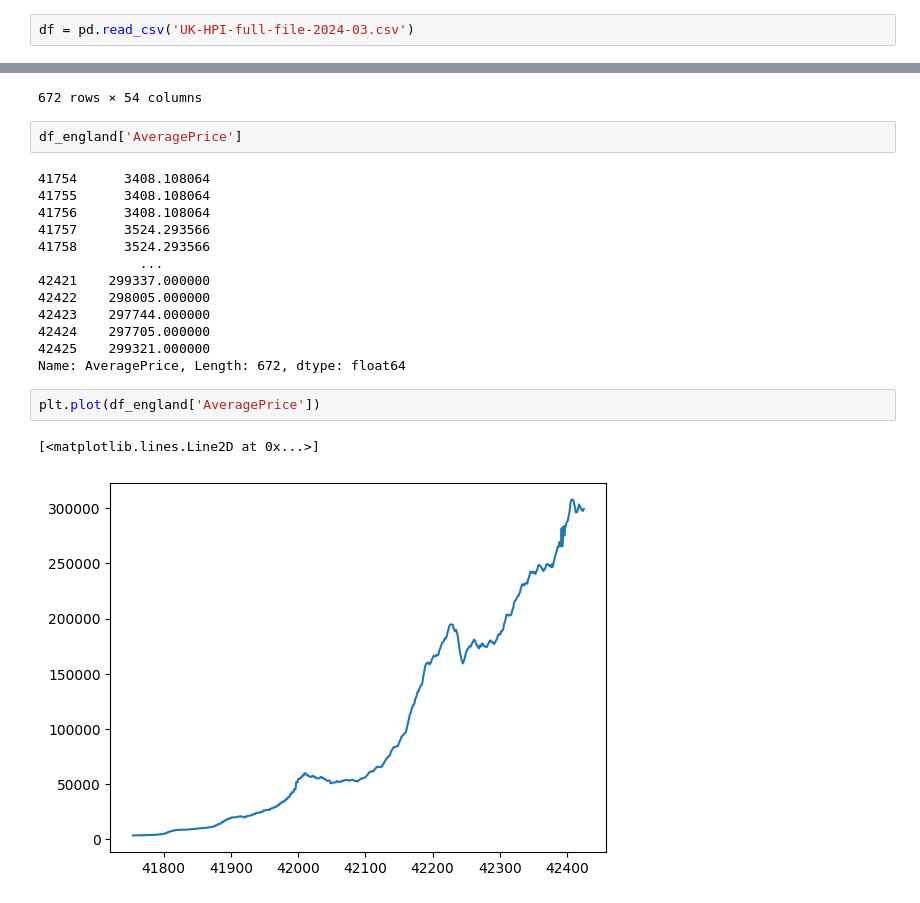
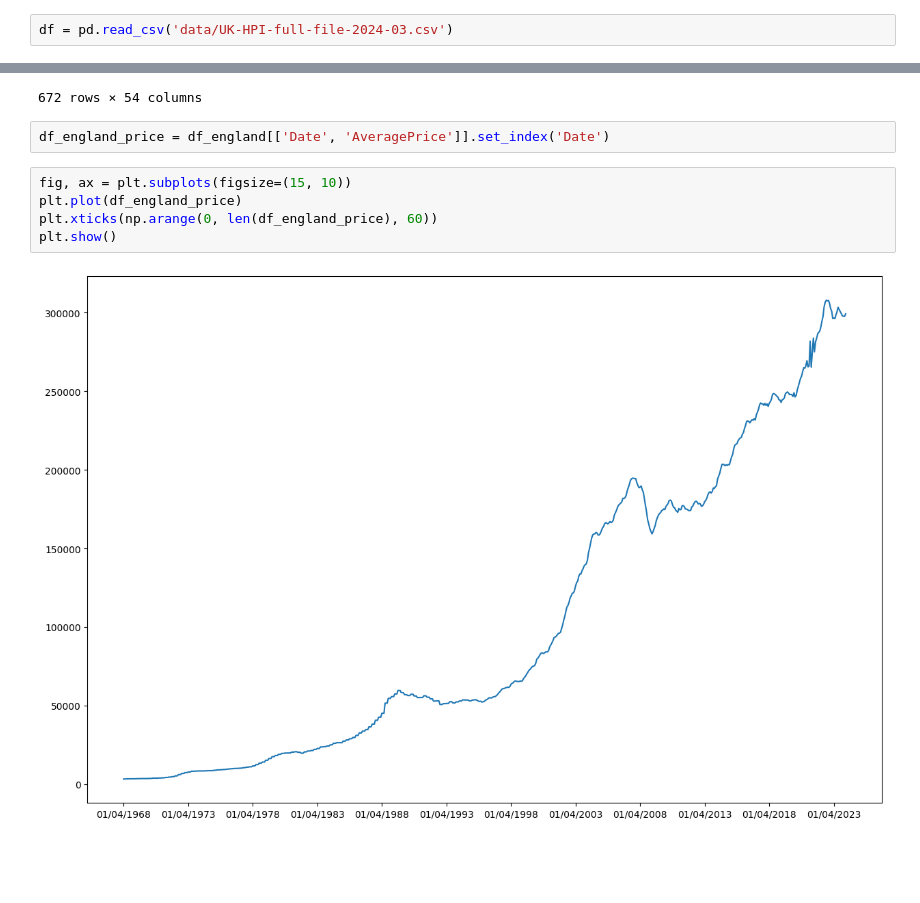
Before and after one commit to mdghayman/BigShortUK, a Jupyter notebook: explore_hpi_data.ipynb, the cells around one changed output, grey strips where cells are left out. Drawn from its saved outputs; the diff is of its cells as text; blank space fills up the shorter version.

Commit message:
Cleaned up initial data exploration Notebook.

```diff
--- a/explore_hpi_data.ipynb
+++ b/explore_hpi_data.ipynb
@@ -22,5 +5,5 @@ Matplotlib is building the font cache; this may take a moment.
 # %%
-df = pd.read_csv('UK-HPI-full-file-2024-03.csv')
+df = pd.read_csv('data/UK-HPI-full-file-2024-03.csv')
 # %%
 df_england = df[df['RegionName']=='England']
 # %%
@@ -39,23 +22,12 @@ df_england
 | 42424 | 01/02/2024 | England | E92000001 | 297705.000000 | 146.800000 | 146.5 | 0.000000 | -1.1 | 297216.0 | ... |
 | 42425 | 01/03/2024 | England | E92000001 | 299321.000000 | 147.600000 | 147.9 | 0.500000 | 1.0 | 300101.0 | ... |
 672 rows × 54 columns
-# %%
-df_england['AveragePrice']
-# %% [output]
-41754      3408.108064
-41755      3408.108064
-41756      3408.108064
-41757      3524.293566
-41758      3524.293566
-             ...
-42421    299337.000000
-42422    298005.000000
-42423    297744.000000
-42424    297705.000000
-42425    299321.000000
-Name: AveragePrice, Length: 672, dtype: float64
-# %%
-plt.plot(df_england['AveragePrice'])
-# %% [output]
-[<matplotlib.lines.Line2D at 0x...>]
-[figure, removed]
+# %%
+df_england_price = df_england[['Date', 'AveragePrice']].set_index('Date')
+# %%
+fig, ax = plt.subplots(figsize=(15, 10))
+plt.plot(df_england_price)
+plt.xticks(np.arange(0, len(df_england_price), 60))
+plt.show()
+# %% [output]
+[figure, added]
```
Also changed, not shown: parts of 1 cell of this notebook.
